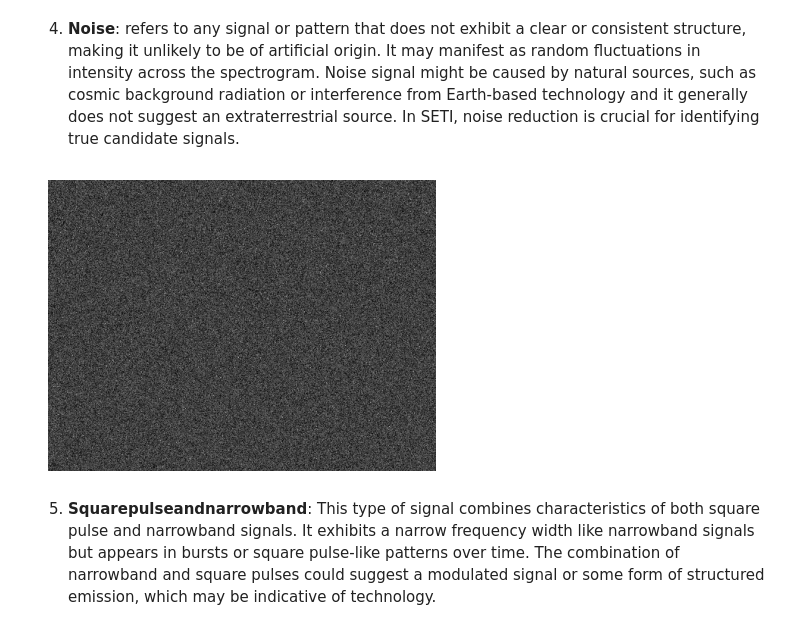
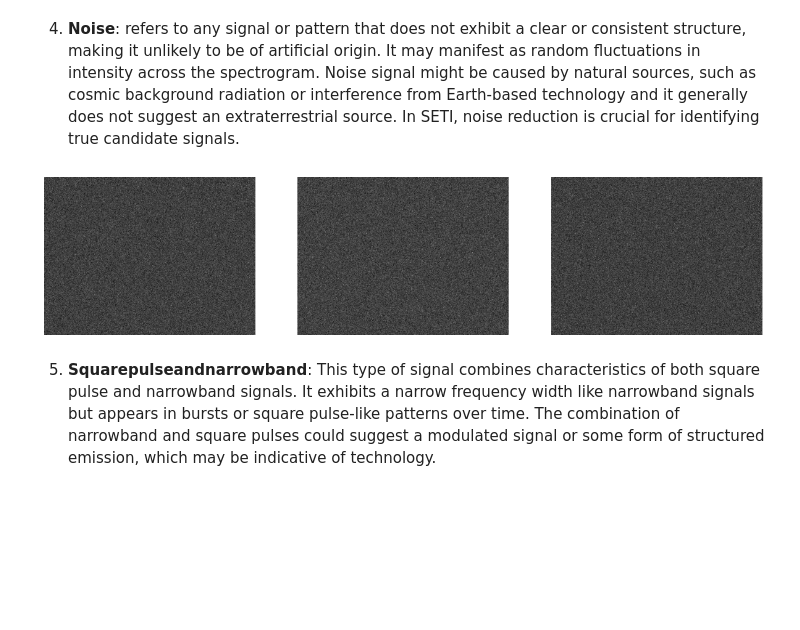
Before and after one commit to coralhayoun/workshop, a Jupyter notebook: workshop_notebook.ipynb, the cells around one changed output. Cells and saved outputs as stored; diff of their text form; code cells hidden in the pictures; blank space fills up the shorter version.

```diff
--- a/workshop_notebook.ipynb
+++ b/workshop_notebook.ipynb
@@ -412,8 +432,14 @@ display_grayscale_image(get_image_path(CFG.train_folder_path, 'narrowbanddrd', '
 # %% [markdown]
 4. **Noise**: refers to any signal or pattern that does not exhibit a clear or consistent structure, making it unlikely to be of artificial origin. It may manifest as random fluctuations in intensity across the spectrogram. Noise signal might be caused by natural sources, such as cosmic background radiation or interference from Earth-based technology and it generally does not suggest an extraterrestrial source. In SETI, noise reduction is crucial for identifying true candidate signals.
-# %%
-display_grayscale_image(get_image_path(CFG.train_folder_path, 'noise', '761_noise'))
-# %% [output]
-[figure, removed]
+# %%
+paths = [
+    get_image_path(CFG.train_folder_path, 'noise', '761_noise'),
+    get_image_path(CFG.train_folder_path, 'noise', '106_noise'),
+    get_image_path(CFG.train_folder_path, 'noise', '215_noise')
+]
+
+display_grayscale_image(paths)
+# %% [output]
+[figure, added]
 # %% [markdown]
 5. **Squarepulseandnarrowband**: This type of signal combines characteristics of both square pulse and narrowband signals. It exhibits a narrow frequency width like narrowband signals but appears in bursts or square pulse-like patterns over time. The combination of narrowband and square pulses could suggest a modulated signal or some form of structured emission, which may be indicative of technology.
```
Also changed, not shown: parts of 15 cells of this notebook.
